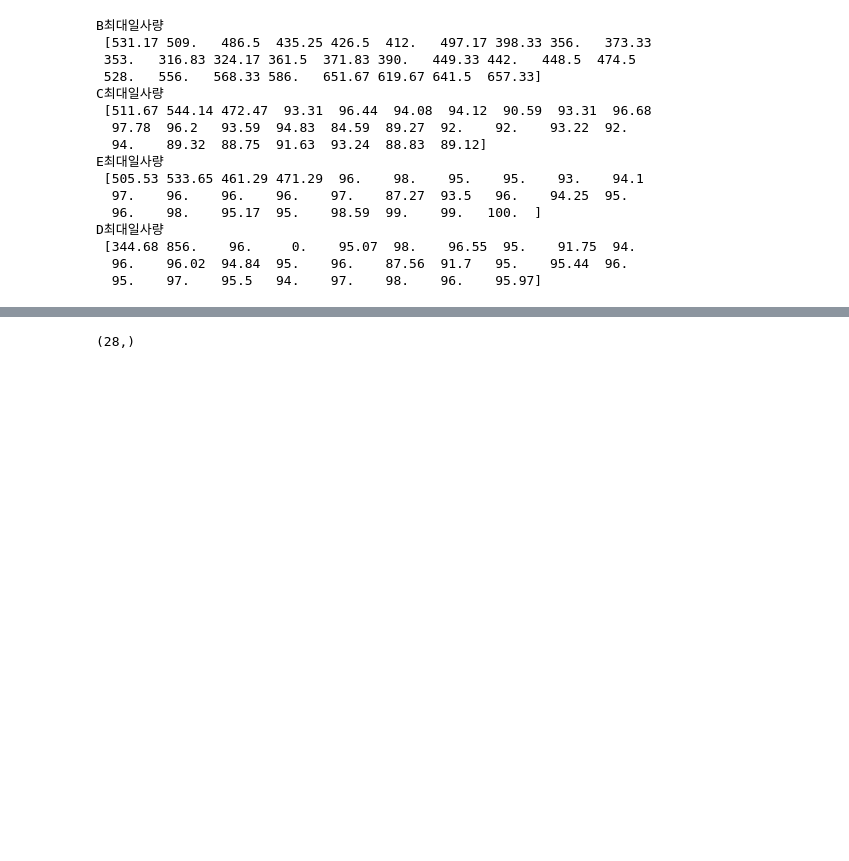
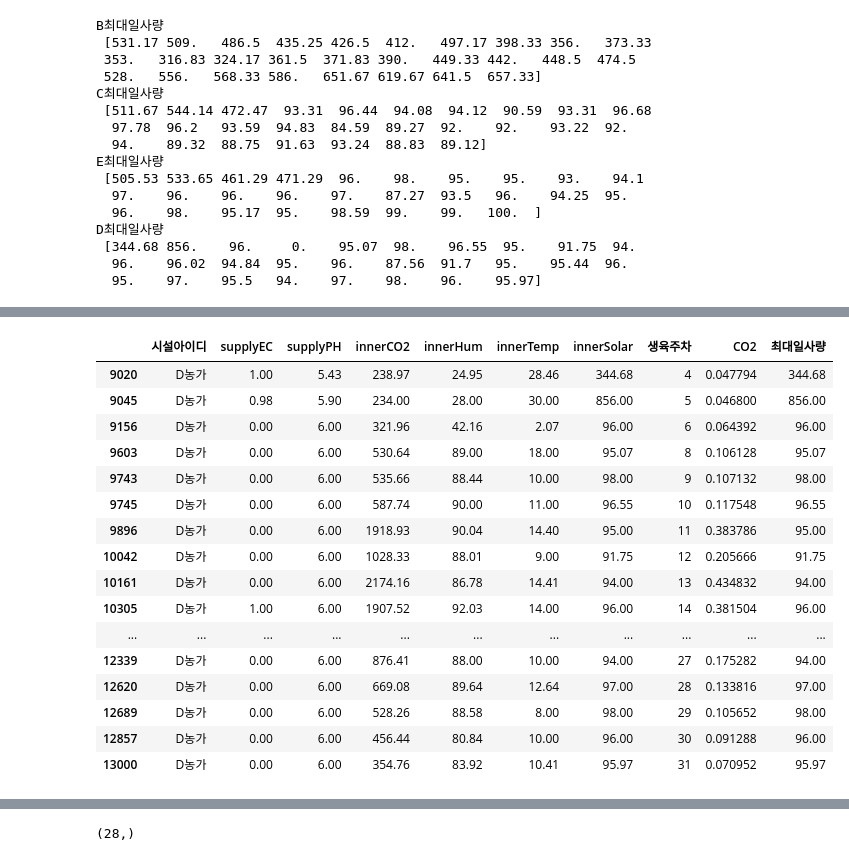
Before and after one commit to CodeArt-Team/MLcompetetion, a Jupyter notebook: BerryMachineLearning/input정제_Kang.ipynb, the cells around one changed output, grey strips where cells are left out. Cells and saved outputs as stored; diff of their text form; code cells hidden in the pictures; blank space fills up the shorter version.

```diff
--- a/BerryMachineLearning/input정제_Kang.ipynb
+++ b/BerryMachineLearning/input정제_Kang.ipynb
@@ -751,3 +751,10 @@ D최대일사량
  [344.68 856.    96.     0.    95.07  98.    96.55  95.    91.75  94.
   96.    96.02  94.84  95.    96.    87.56  91.7   95.    95.44  96.
   95.    97.    95.5   94.    97.    98.    96.    95.97]
+# %%
+data5 = data5.drop(data5.index[3:4])
+# %%
+data2["최대일사량"] = B최대일사량
+data3["최대일사량"] = C최대일사량
+data4["최대일사량"] = E최대일사량
+data5["최대일사량"] = D최대일사량
@@ -753,0 +779,20 @@ D최대일사량
+# %%
+data5
+# %% [output]
+|  | 시설아이디 | supplyEC | supplyPH | innerCO2 | innerHum | innerTemp | innerSolar | 생육주차 | CO2 | 최대일사량 |
+| 9020 | D농가 | 1.00 | 5.43 | 238.97 | 24.95 | 28.46 | 344.68 | 4 | 0.047794 | 344.68 |
+| 9045 | D농가 | 0.98 | 5.90 | 234.00 | 28.00 | 30.00 | 856.00 | 5 | 0.046800 | 856.00 |
+| 9156 | D농가 | 0.00 | 6.00 | 321.96 | 42.16 | 2.07 | 96.00 | 6 | 0.064392 | 96.00 |
+| 9603 | D농가 | 0.00 | 6.00 | 530.64 | 89.00 | 18.00 | 95.07 | 8 | 0.106128 | 95.07 |
+| 9743 | D농가 | 0.00 | 6.00 | 535.66 | 88.44 | 10.00 | 98.00 | 9 | 0.107132 | 98.00 |
+| 9745 | D농가 | 0.00 | 6.00 | 587.74 | 90.00 | 11.00 | 96.55 | 10 | 0.117548 | 96.55 |
+| 9896 | D농가 | 0.00 | 6.00 | 1918.93 | 90.04 | 14.40 | 95.00 | 11 | 0.383786 | 95.00 |
+| 10042 | D농가 | 0.00 | 6.00 | 1028.33 | 88.01 | 9.00 | 91.75 | 12 | 0.205666 | 91.75 |
+| 10161 | D농가 | 0.00 | 6.00 | 2174.16 | 86.78 | 14.41 | 94.00 | 13 | 0.434832 | 94.00 |
+| 10305 | D농가 | 1.00 | 6.00 | 1907.52 | 92.03 | 14.00 | 96.00 | 14 | 0.381504 | 96.00 |
+| ... | ... | ... | ... | ... | ... | ... | ... | ... | ... | ... |
+| 12339 | D농가 | 0.00 | 6.00 | 876.41 | 88.00 | 10.00 | 94.00 | 27 | 0.175282 | 94.00 |
+| 12620 | D농가 | 0.00 | 6.00 | 669.08 | 89.64 | 12.64 | 97.00 | 28 | 0.133816 | 97.00 |
+| 12689 | D농가 | 0.00 | 6.00 | 528.26 | 88.58 | 8.00 | 98.00 | 29 | 0.105652 | 98.00 |
+| 12857 | D농가 | 0.00 | 6.00 | 456.44 | 80.84 | 10.00 | 96.00 | 30 | 0.091288 | 96.00 |
+| 13000 | D농가 | 0.00 | 6.00 | 354.76 | 83.92 | 10.41 | 95.97 | 31 | 0.070952 | 95.97 |
```
Also changed, not shown: parts of 13 cells of this notebook.
